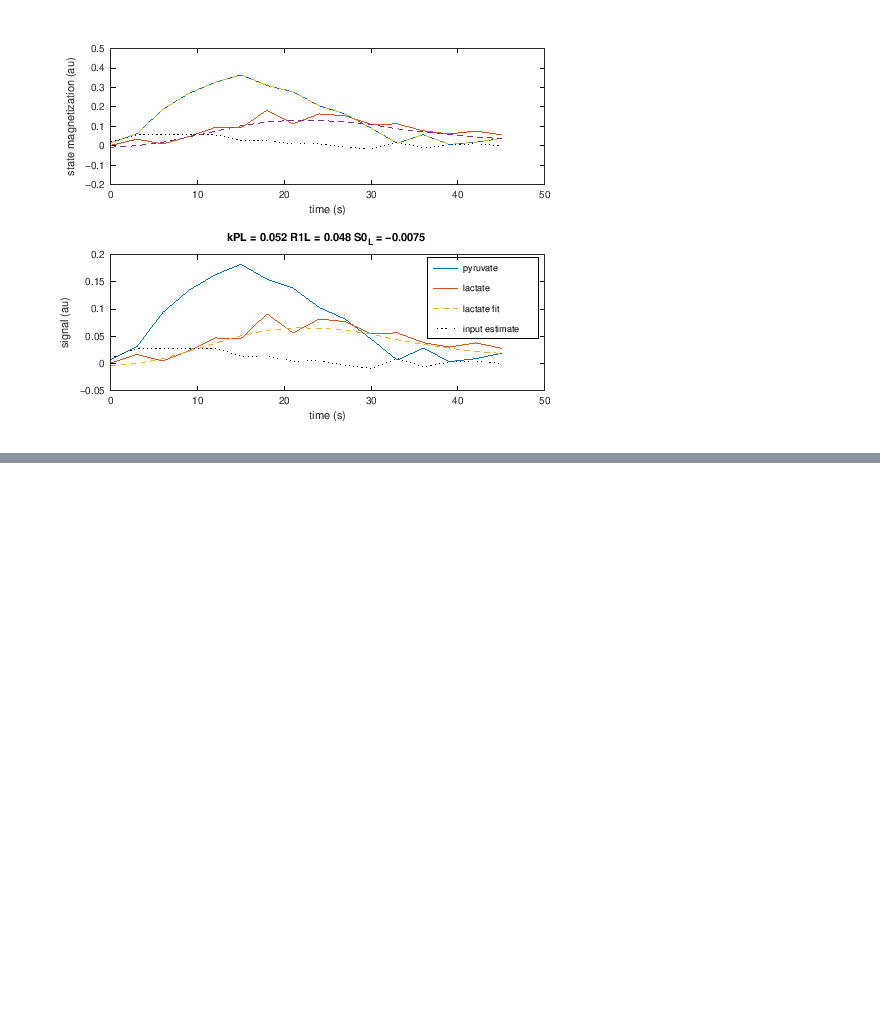
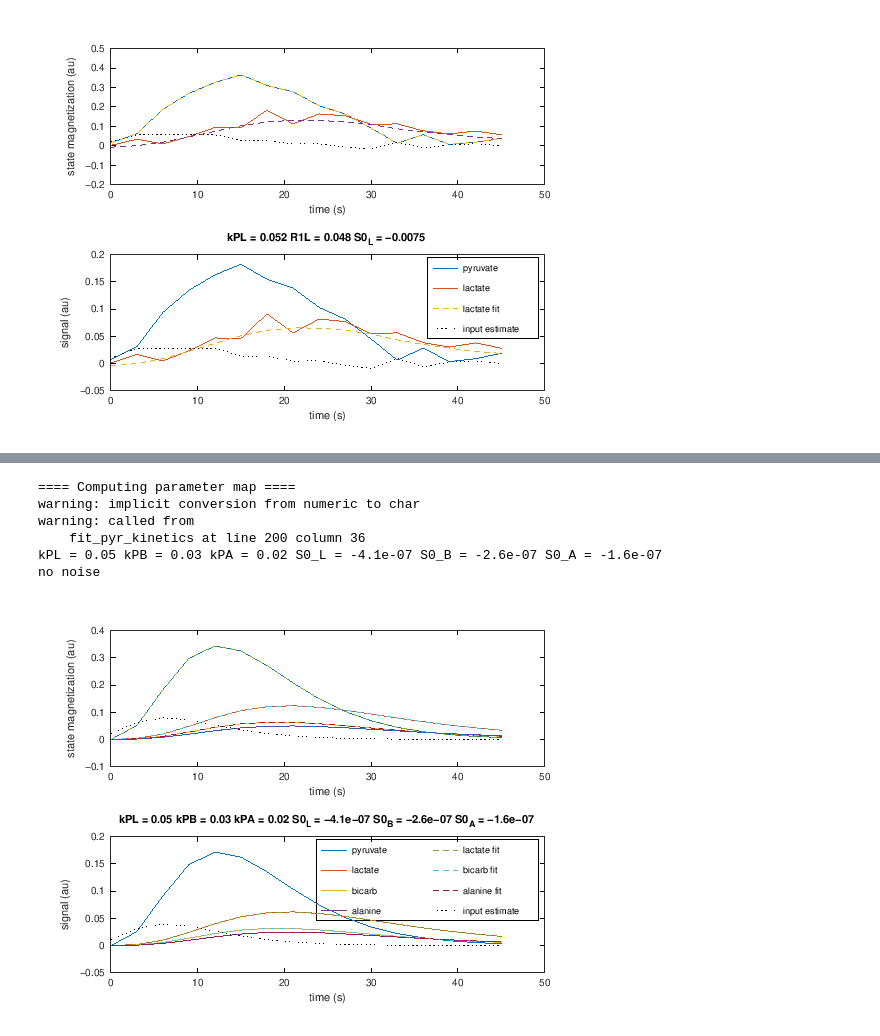
Before and after one commit to LarsonLab/hyperpolarized-mri-toolbox, a Jupyter notebook: kinetic_modeling/test_fitting.ipynb, the cells around one changed output, grey strips where cells are left out. Saved outputs shown, nothing was run; the diff lists cells and outputs as text; code cells hidden in the pictures; blank space fills up the shorter version.

```diff
--- a/kinetic_modeling/test_fitting.ipynb
+++ b/kinetic_modeling/test_fitting.ipynb
@@ -215,0 +246,24 @@ added noise, magnitude data
+# %%
+% parameter estimates
+R1P_est = 1/25; R1L_est = 1/25; R1B_est = 1/15; R1A_est = 1/25;
+kPL_est = .02; kPB_est = .02; kPA_est = .02;
+
+% setup params_fixed and params_est structures required by the fitting functions
+clear params_fixed params_est
+% fix relaxation rates
+params_fixed.R1P = R1P_est; params_fixed.R1L = R1L_est; params_fixed.R1B = R1B_est; params_fixed.R1A = R1A_est;
+% estimated kPX, and use this value as initial guess
+params_est.kPL = kPL_est; params_est.kPB = kPB_est; params_est.kPA = kPA_est;
+R1P_est = 1/25; R1L_est = 1/25; kPL_est = .02;
+# %%
+% noiseless
+[params_fit Sfit] = fit_function(Mxy, TR, flips_4site, params_fixed, params_est, [], plot_fits);
+disp('no noise')
+# %% [output]
+==== Computing parameter map ====
+warning: implicit conversion from numeric to char
+warning: called from
+    fit_pyr_kinetics at line 200 column 36
+kPL = 0.05 kPB = 0.03 kPA = 0.02 S0_L = -4.1e-07 S0_B = -2.6e-07 S0_A = -1.6e-07
+no noise
+[figure, added]
```
Also changed, not shown: parts of 7 cells of this notebook, 1 other file.
